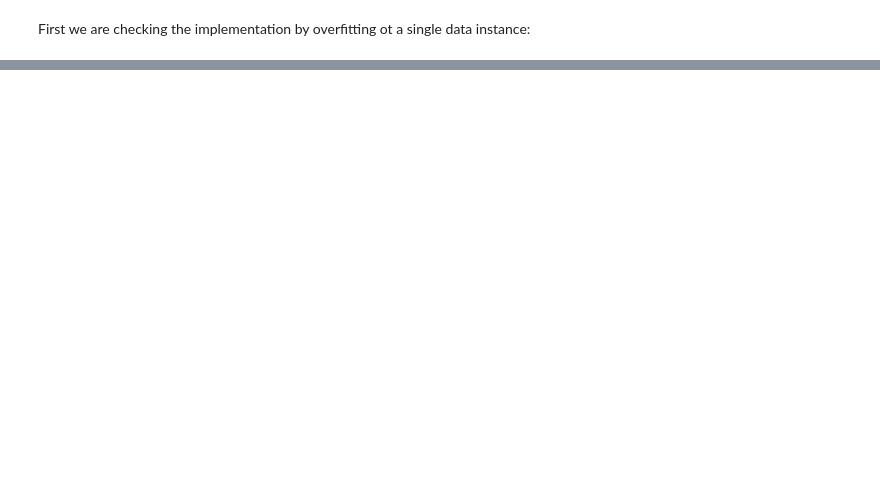
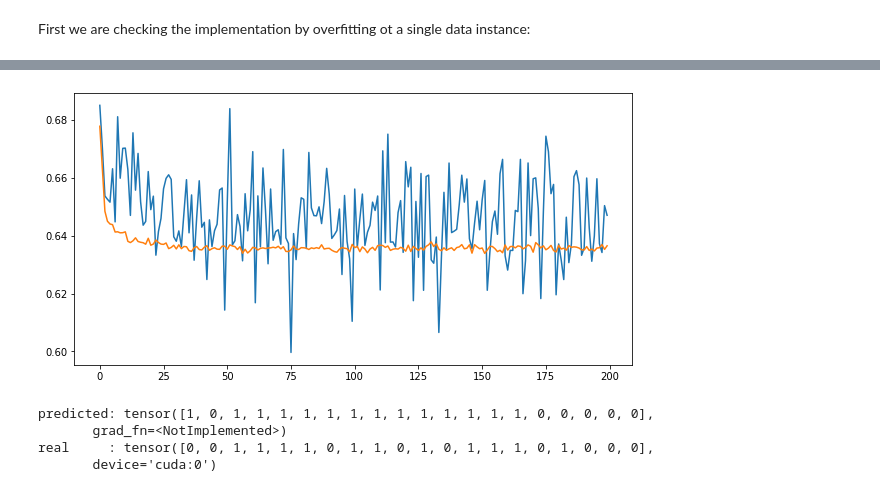
Before and after one commit to ferenctorok/starbucks_capstone_challenge, a Jupyter notebook: training.ipynb, the cells around one changed output, grey strips where cells are left out. Drawn from its saved outputs; the diff is of its cells as text; code cells hidden in the pictures; blank space fills up the shorter version.

```diff
--- a/training.ipynb
+++ b/training.ipynb
@@ -226,0 +296,6 @@ Training complete in 0m 0s
+# %%
+succesful_mask = (training_data_df.label > 1.5)
+print('number of succesful points: {}'.format(succesful_mask.sum()))
+print('number of succesful points: {}'.format(len(succesful_mask.values) - succesful_mask.sum()))
+
+y = succesful_mask.values.astype(np.float)
@@ -226,0 +337,15 @@ Training complete in 0m 0s
+# %%
+# network parameters:
+input_dim = X_train.shape[1]
+output_dim = 2
+hidden_dims = [256, 1024, 1024, 128, 64]
+dropout = 0.2
+# %%
+# instantiating the model:
+model_NN = Linear_NN(input_dim=input_dim, hidden_dims=hidden_dims, output_dim=output_dim,
+                     dropout=dropout, activation='leaky_relu')
+model_NN.to(device)
+
+NN_solver = NN_Solver(optim_args={"lr": 1e-4, "weight_decay": 0},
+                loss_func=torch.nn.CrossEntropyLoss())
+best_state_dict = NN_solver.train(model_NN, train_loader, val_loader, log_nth=0, num_epochs=200)
@@ -226,0 +370,24 @@ Training complete in 0m 0s
+# %%
+# printing the train and validation loss history:
+fig = plt.figure(figsize=(10, 5))
+plt.plot(NN_solver.train_loss_history)
+plt.plot(NN_solver.val_loss_history)
+
+plt.show()
+# %% [output]
+[figure, added]
+# %%
+# give in the model a couple of validation samples:
+N = 20
+model_NN.eval()
+outputs = model_NN(X_val[1000:1020, :]).cpu()
+pred_labels = outputs.argmax(dim=1)
+labels = y_val[1000:1020]
+
+print('predicted: {}'.format(pred_labels))
+print('real     : {}'.format(labels))
+# %% [output]
+predicted: tensor([1, 0, 1, 1, 1, 1, 1, 1, 1, 1, 1, 1, 1, 1, 1, 0, 0, 0, 0, 0],
+       grad_fn=<NotImplemented>)
+real     : tensor([0, 0, 1, 1, 1, 1, 0, 1, 1, 0, 1, 0, 1, 1, 1, 0, 1, 0, 0, 0],
+       device='cuda:0')
```
Also changed, not shown: parts of 30 cells of this notebook, 6 other files.
